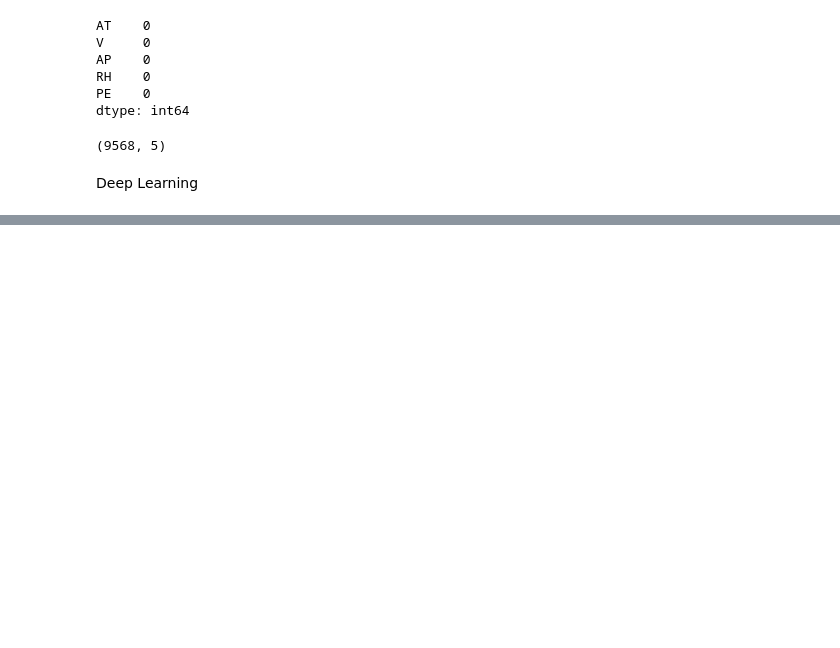
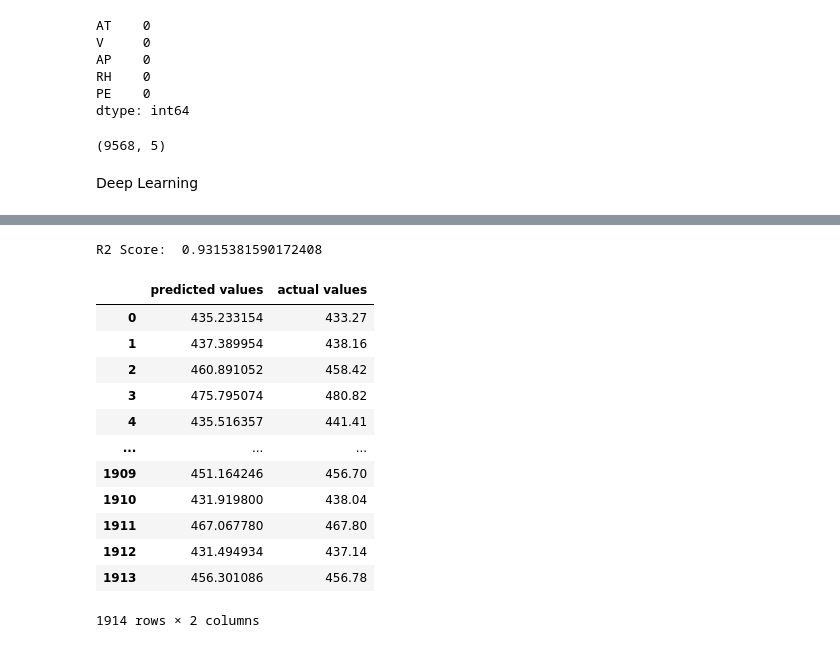
Before and after one commit to shivkumar31/Deep_Learning, a Jupyter notebook: DL3/ANN_Reg.ipynb, the cells around one changed output, grey strips where cells are left out. Saved outputs shown, nothing was run; the diff lists cells and outputs as text; code cells hidden in the pictures; blank space fills up the shorter version.

```diff
--- a/DL3/ANN_Reg.ipynb
+++ b/DL3/ANN_Reg.ipynb
@@ -168,0 +180,12 @@ plt.legend()
+# %%
+# Evaluate Model
+model.eval()
+with torch.no_grad():
+    train_pred = model(X_train_tensor)
+    test_pred = model(X_test_tensor)
+
+    train_mse_loss = criterion(train_pred, y_train_tensor)
+    test_mse_loss = criterion(test_pred, y_test_tensor)
+
+print("Training MSE Loss: ", train_mse_loss.item())
+print("Testing MSE Loss", test_mse_loss.item())
@@ -168,0 +195,23 @@ plt.legend()
+# %%
+from sklearn.metrics import r2_score
+print("R2 Score: ", r2_score(y_test, test_pred))
+# %% [output]
+R2 Score:  0.9315381590172408
+# %%
+predicted_df = pd.DataFrame(test_pred.numpy(), columns=["predicted values"])
+actual_df = pd.DataFrame(y_test.values, columns=["actual values"])
+pd.concat([predicted_df, actual_df], axis=1)
+# %% [output]
+|  | predicted values | actual values |
+| 0 | 435.233154 | 433.27 |
+| 1 | 437.389954 | 438.16 |
+| 2 | 460.891052 | 458.42 |
+| 3 | 475.795074 | 480.82 |
+| 4 | 435.516357 | 441.41 |
+| ... | ... | ... |
+| 1909 | 451.164246 | 456.70 |
+| 1910 | 431.919800 | 438.04 |
+| 1911 | 467.067780 | 467.80 |
+| 1912 | 431.494934 | 437.14 |
+| 1913 | 456.301086 | 456.78 |
+1914 rows × 2 columns
```
Also changed, not shown: parts of 5 cells of this notebook, 1 other file.
